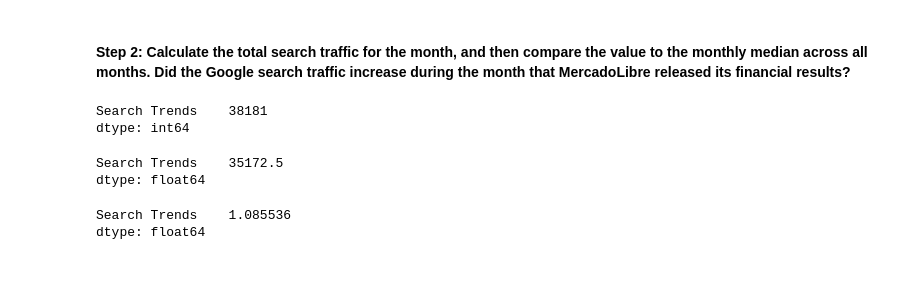
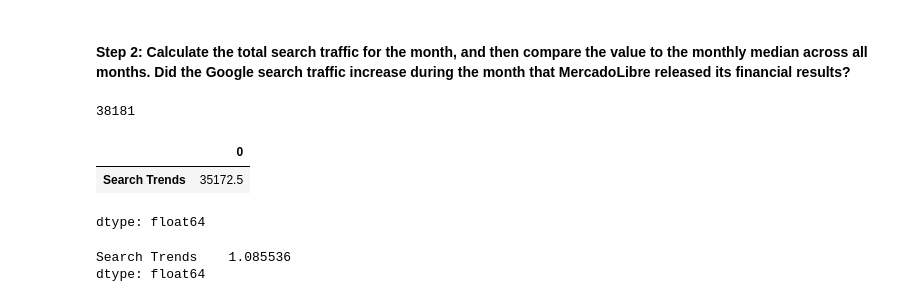
Before and after one commit to Dragon9804/prophet-challenge, a Jupyter notebook: forecasting_net_prophet.ipynb, the cells around one changed output. Saved outputs shown, nothing was run; the diff lists cells and outputs as text; code cells hidden in the pictures; blank space fills up the shorter version.

Commit message:
Added sum and median

```diff
--- a/forecasting_net_prophet.ipynb
+++ b/forecasting_net_prophet.ipynb
@@ -113,20 +113,22 @@ plt.show()
 #### Step 2: Calculate the total search traffic for the month, and then compare the value to the monthly median across all months. Did the Google search traffic increase during the month that MercadoLibre released its financial results?
 # %%
 # Calculate the sum of the total search traffic for May 2020
-
+traffic_may_2020 = df_mercado_trends_may_2020['Search Trends'].sum()
 
 # View the traffic_may_2020 value
+display(traffic_may_2020)
 # %% [output]
-Search Trends    38181
-dtype: int64
+38181
 # %%
 # Calcluate the monhtly median search traffic across all months
 # Group the DataFrame by index year and then index month, chain the sum and then the median functions
-
+median_monthly_traffic = df_mercado_trends.groupby([df_mercado_trends.index.year, df_mercado_trends.index.month]).sum().median()
 
 # View the median_monthly_traffic value
+display(median_monthly_traffic)
 # %% [output]
+|  | 0 |
+| Search Trends | 35172.5 |
-Search Trends    35172.5
 dtype: float64
 # %%
 # Compare the seach traffic for the month of May 2020 to the overall monthly median value
```
